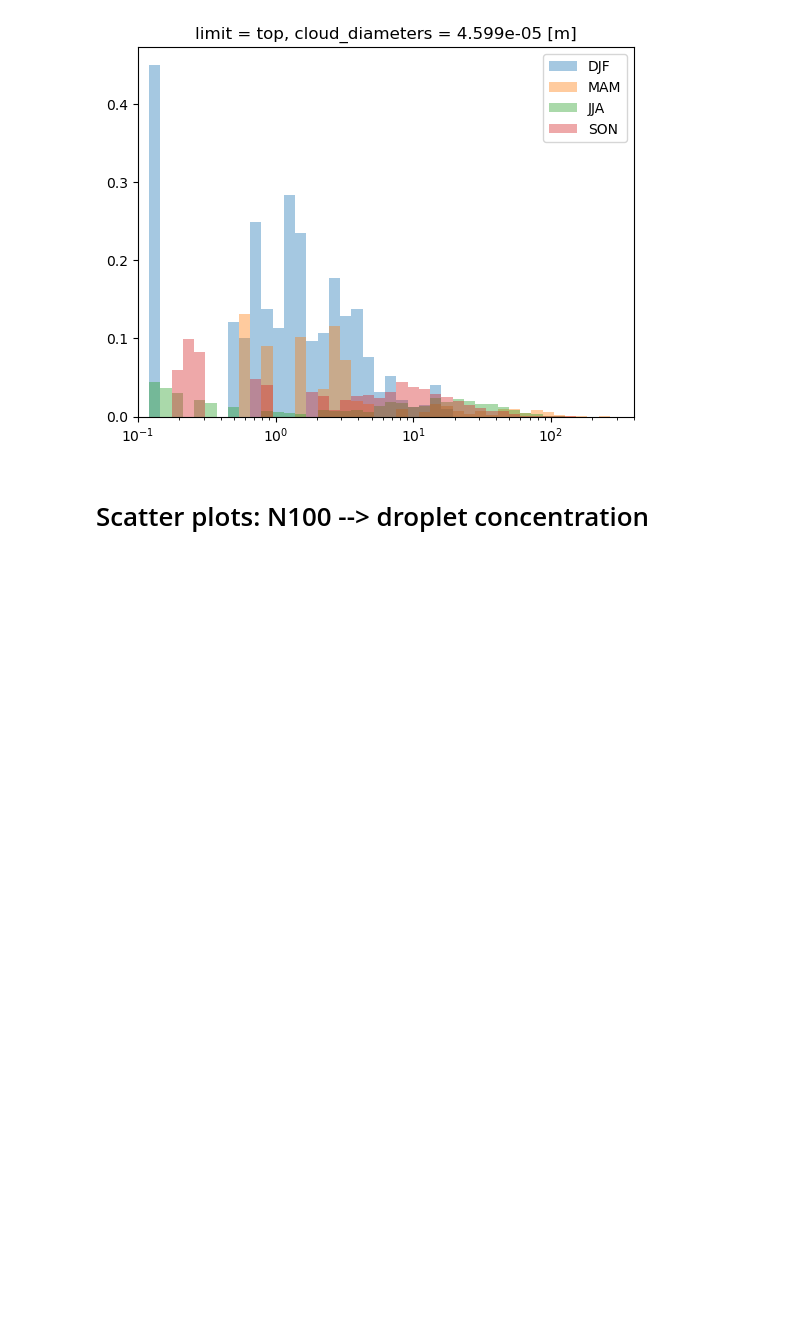
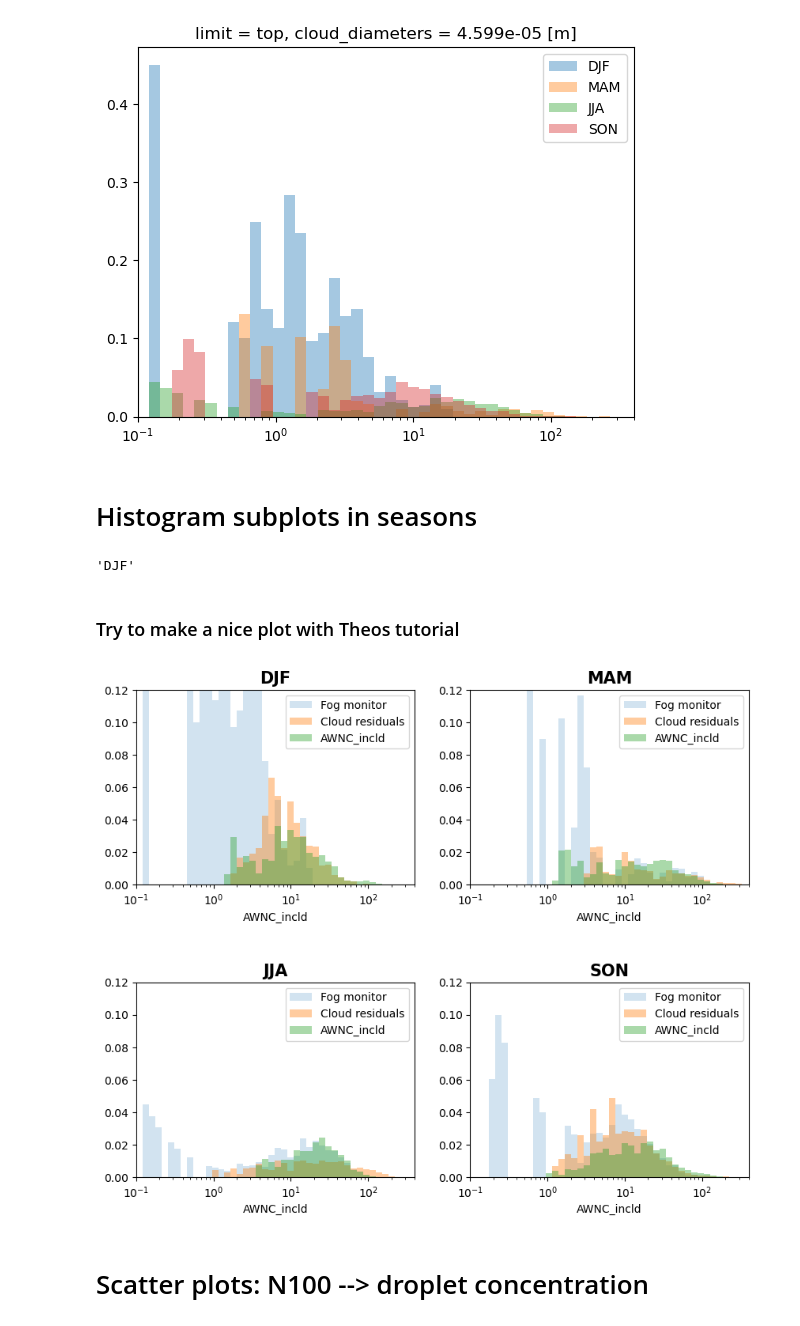
Before and after one commit to eScience-course/-Tjaernoe2022-group1, a Jupyter notebook: notebooks/Ingvild/NorESMatZeppelin.ipynb, the cells around one changed output. Drawn from its saved outputs; the diff is of its cells as text; code cells hidden in the pictures; blank space fills up the shorter version.

Commit message:
Added subplots comparing obs/NorESM each season

```diff
--- a/notebooks/Ingvild/NorESMatZeppelin.ipynb
+++ b/notebooks/Ingvild/NorESMatZeppelin.ipynb
@@ -491,6 +491,45 @@ plt.xlim([0.1,400])
 # %% [output]
 (0.1, 400)
 [figure]
+# %% [markdown]
+# Histogram subplots in seasons
+# %%
+# Load droplet number data from NorESM, GSVI and fog monitor
+
+Nx_cloudresidual_seasons = Nx_cloudresidual_hourly.groupby('time.season')
+ds_seasons = ds.groupby('time.season')
+Nx_cloud_icefree_seasons = Nx_cloud_icefree_hourly.groupby('time.season')
+
+season_str=['DJF', 'MAM', 'JJA', 'SON']
+# %% [output]
+'DJF'
+# %% [markdown]
+### Try to make a nice plot with Theos tutorial
+# %%
+# define a figure and choose the size
+fig = plt.figure(figsize=(10, 8))
+
+# create the grid using plt.subplots
+# nrows = 3, ncols = 4
+for n_ax in range(0, 4):
+    ax = plt.subplot(2, 2, n_ax + 1)
+
+    #hide_ticks(ax)
+
+    Nx_cloud_icefree_seasons[season_str[n_ax]].plot.hist(density=True,alpha=0.2, bins=np.logspace(-1,3,50), label='Fog monitor')
+    Nx_cloudresidual_seasons[season_str[n_ax]].plot.hist(density=True,alpha=0.4, bins=np.logspace(-1,3,50), label='Cloud residuals')
+    ds_seasons[season_str[n_ax]].isel(lev=-1).sel(location='Zeppelin')['AWNC_incld'].plot.hist(density=True,alpha=0.4, bins=np.logspace(-1,3,50), label='AWNC_incld')
+
+    plt.legend()
+    plt.xscale('log')
+    plt.xlim([0.1,400])
+    plt.ylim([0,0.12])
+    ax.set_title(season_str[n_ax], fontweight='bold', fontsize=15)
+
+# adjust the spacing between subplots: wspace for width and hspace for height
+plt.subplots_adjust(wspace=0.2, hspace=0.5)
+# %% [output]
+[figure, added]
 # %% [markdown]
 # Scatter plots: N100 --> droplet concentration
 # %%
```
Also changed, not shown: parts of 5 cells of this notebook.
